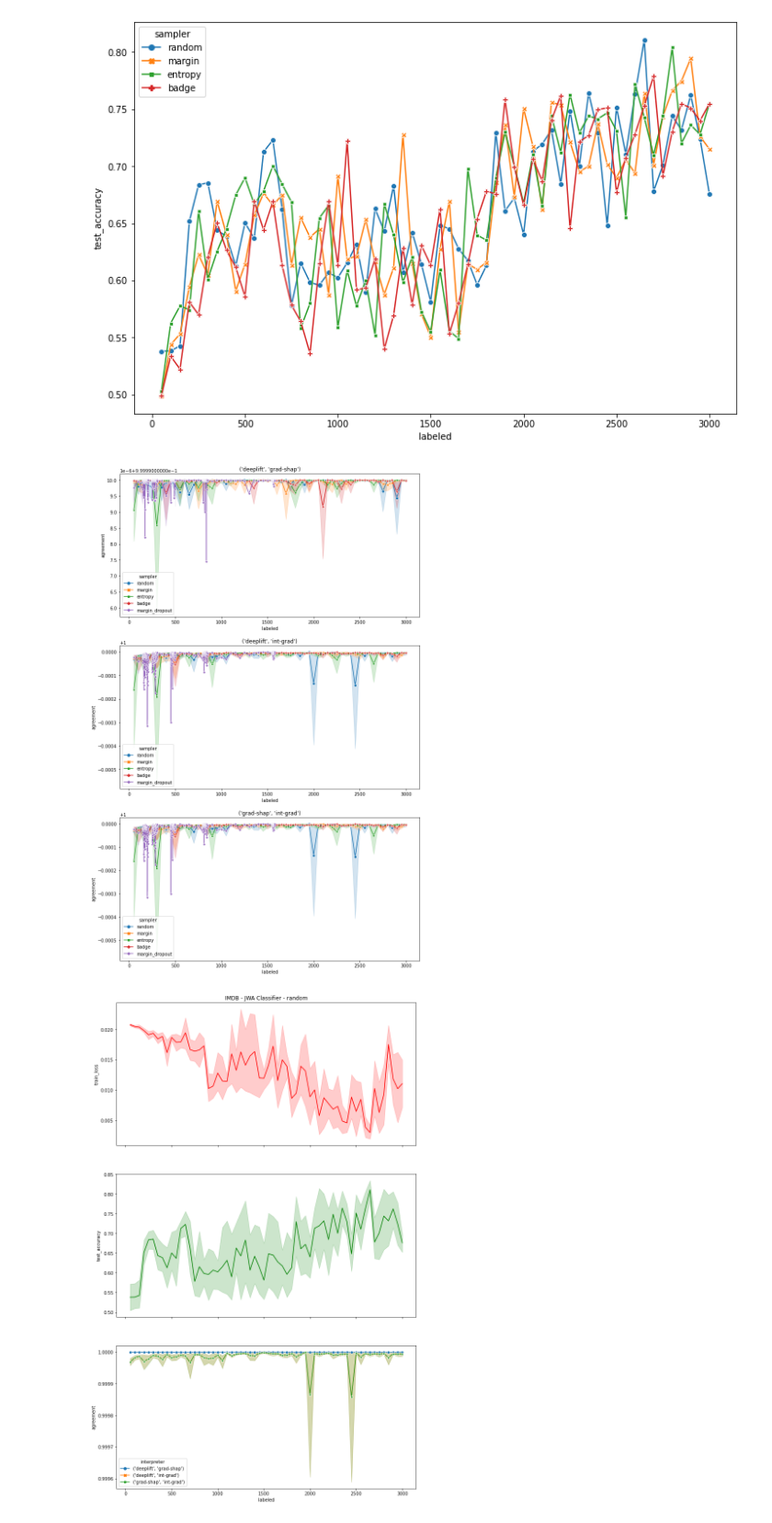
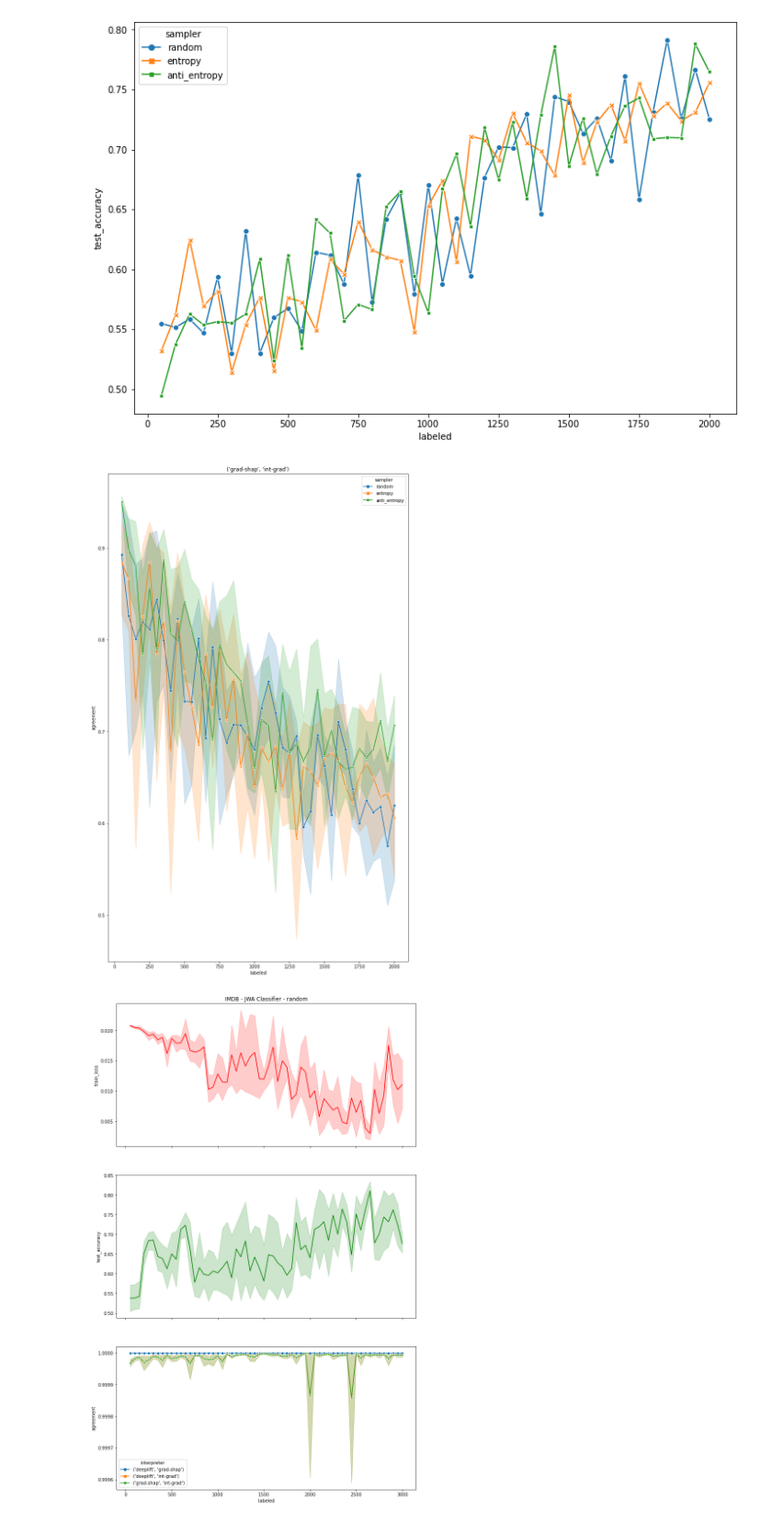
Before and after one commit to mttk/unity-in-xai-court, a Jupyter notebook: notebooks/viz.ipynb, the cells around one changed output. Shown at 92% size. Cells and saved outputs as stored; diff of their text form; code cells hidden in the pictures.

```diff
--- a/notebooks/viz.ipynb
+++ b/notebooks/viz.ipynb
@@ -8,21 +8,20 @@ import itertools
 import pickle
 import os
 # %%
-base_dir = "../results/storage2"
+base_dir = "../results/"
 dataset = "IMDB"
 model = "JWA"
-samplers = ["random", "margin", "entropy", "badge", "margin_dropout", "entropy_dropout", "batch_bald"]
+samplers = ["random", "entropy", "anti_entropy"]
 experiments = []
 metas = []
 
 for sampler in samplers:
-    exp_id = f"{dataset}-{sampler}-all"
+    exp_id = f"{dataset}-{model}-{sampler}-all"
     for filename in os.listdir(base_dir):
         if filename.startswith(exp_id) and filename.endswith(".pkl"):
             with open(os.path.join(base_dir, filename), "rb") as f:
                 results, meta = pickle.load(f)
-                print(meta)
                 experiments.append(results)
-            break
 
+meta["interpreters"] = ["grad-shap", "int-grad"]
 meta["interpret_pairs"] = list(itertools.combinations(meta["interpreters"], 2))
@@ -156,6 +149,8 @@ def plot_al_accuracy(experiment_sets, meta, samplers, ci=95):
 
 def plot_al_agreement(experiment_sets, meta, samplers, ci=95):
     fig, axs = plt.subplots(len(meta["interpret_pairs"]), figsize=(12, 20))
+    if type(axs) is not list:
+        axs = [axs]
     for ip, ax in zip(meta["interpret_pairs"], axs):
         dfs = []
         for exp_set, sampler in zip(experiment_sets, samplers):
@@ -188,11 +203,12 @@ for id_ in filt_ids:
 # %%
-plot_al_accuracy(filt_exp, meta, filt_samplers, ci=None)
+meta
+plot_al_accuracy(experiments, meta, filt_samplers, ci=None)
 # %% [output]
-[figure, old version]
+[figure, new version]
 # %%
-plot_al_agreement(filt_exp, meta, filt_samplers)
+plot_al_agreement(experiments, meta, samplers)
 # %% [output]
-[figure, old version]
+[figure, new version]
 # %%
 exp_id = 0
 plot_last_epoch_ci(experiments[exp_id], meta, samplers[exp_id])
```
Also changed, not shown: parts of 4 cells of this notebook, 8 other files.
